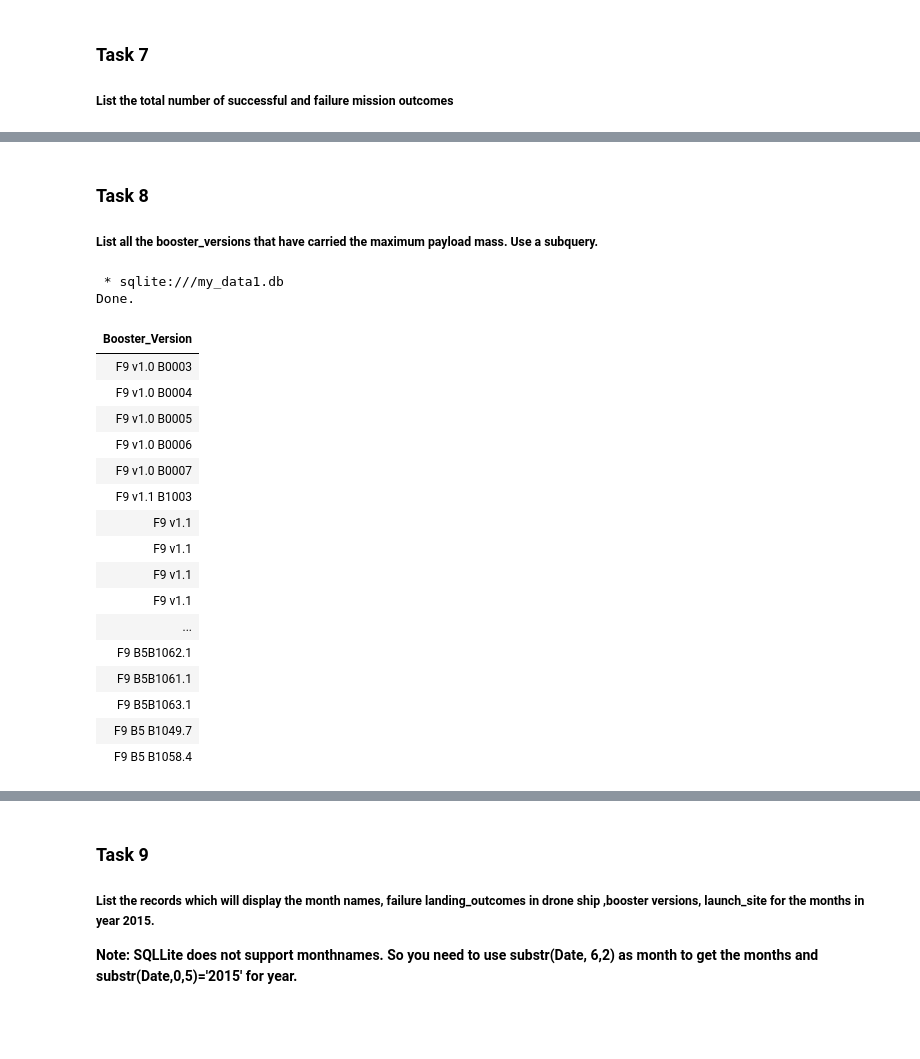
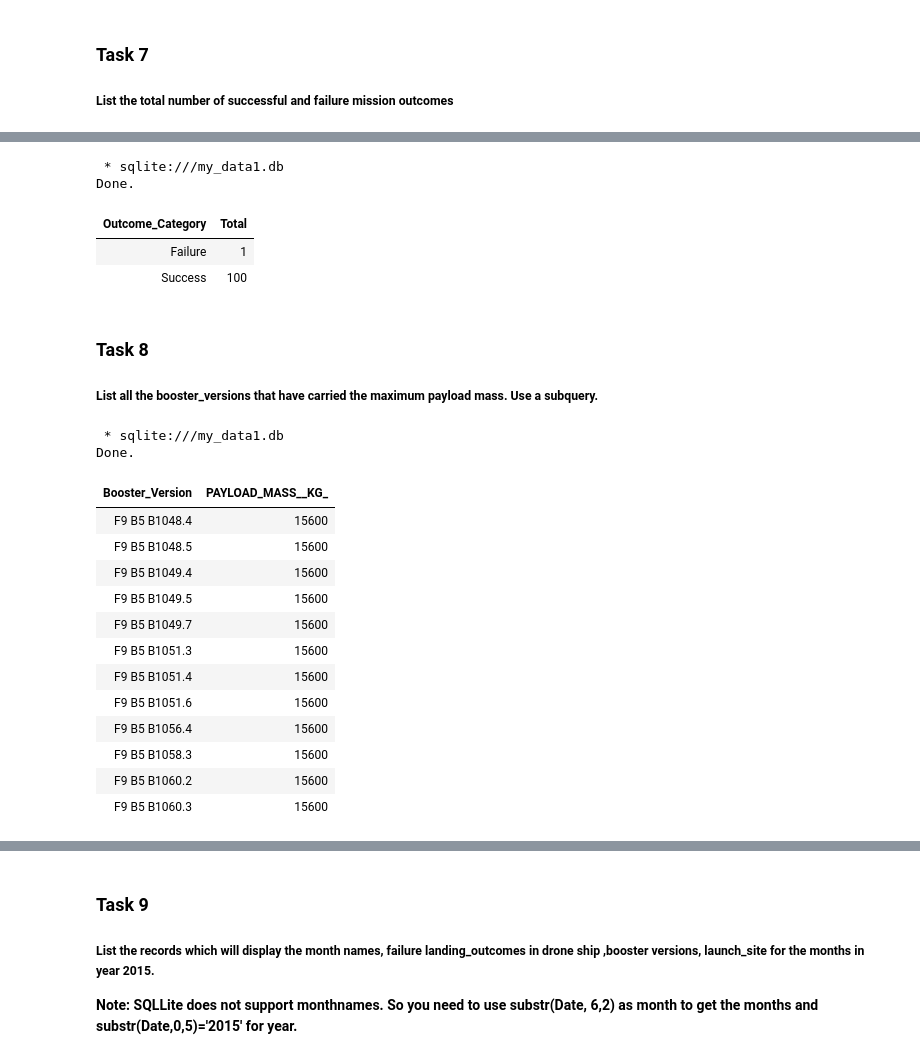
Before and after one commit to G-flatminor/Capstone-project-Space-X-, a Jupyter notebook: jupyter-labs-eda-sql-coursera_sqllite.ipynb, the cells around one changed output, grey strips where cells are left out. Drawn from its saved outputs; the diff is of its cells as text; code cells hidden in the pictures; blank space fills up the shorter version.

Commit message:
SQL query and its results
Falcon 9 data was analyzed with SQK query

```diff
--- a/jupyter-labs-eda-sql-coursera_sqllite.ipynb
+++ b/jupyter-labs-eda-sql-coursera_sqllite.ipynb
@@ -344,3 +311,20 @@ Done.
+# %%
+%%sql
+Select
+    Case
+        When Mission_Outcome Like '%Success%' Then 'Success'
+        When Mission_Outcome Like '%Failure%' Then 'Failure'
+        Else 'Other'
+    End As Outcome_Category,
+    Count(*) As Total
+From SPACEXTBL
+Group by Outcome_Category;
+# %% [output]
+ * sqlite:///my_data1.db
+Done.
+| Outcome_Category | Total |
+| Failure | 1 |
+| Success | 100 |
 # %% [markdown]
 ### Task 8
 
@@ -348,24 +332,24 @@ Done.
 
 ##### List all the booster_versions that have carried the maximum payload mass. Use a subquery.
 # %%
-%sql select Booster_Version from SPACEXTBL where(select max(Payload_Mass__KG_) from SPACEXTBL);
+%%sql Select
+    Booster_Version, Payload_Mass__KG_
+    from SPACEXTBL
+    Where Payload_Mass__KG_ = (select max(Payload_Mass__KG_) from SPACEXTBL)
+    order by Booster_Version;
 # %% [output]
  * sqlite:///my_data1.db
 Done.
-| Booster_Version |
-| F9 v1.0 B0003 |
-| F9 v1.0 B0004 |
-| F9 v1.0 B0005 |
-| F9 v1.0 B0006 |
-| F9 v1.0 B0007 |
-| F9 v1.1 B1003 |
-| F9 v1.1 |
-| F9 v1.1 |
-| F9 v1.1 |
-| F9 v1.1 |
-| ... |
-| F9 B5B1062.1 |
-| F9 B5B1061.1 |
-| F9 B5B1063.1 |
-| F9 B5 B1049.7 |
-| F9 B5 B1058.4 |
+| Booster_Version | PAYLOAD_MASS__KG_ |
+| F9 B5 B1048.4 | 15600 |
+| F9 B5 B1048.5 | 15600 |
+| F9 B5 B1049.4 | 15600 |
+| F9 B5 B1049.5 | 15600 |
+| F9 B5 B1049.7 | 15600 |
+| F9 B5 B1051.3 | 15600 |
+| F9 B5 B1051.4 | 15600 |
+| F9 B5 B1051.6 | 15600 |
+| F9 B5 B1056.4 | 15600 |
+| F9 B5 B1058.3 | 15600 |
+| F9 B5 B1060.2 | 15600 |
+| F9 B5 B1060.3 | 15600 |
```
Also changed, not shown: parts of 9 cells of this notebook.
